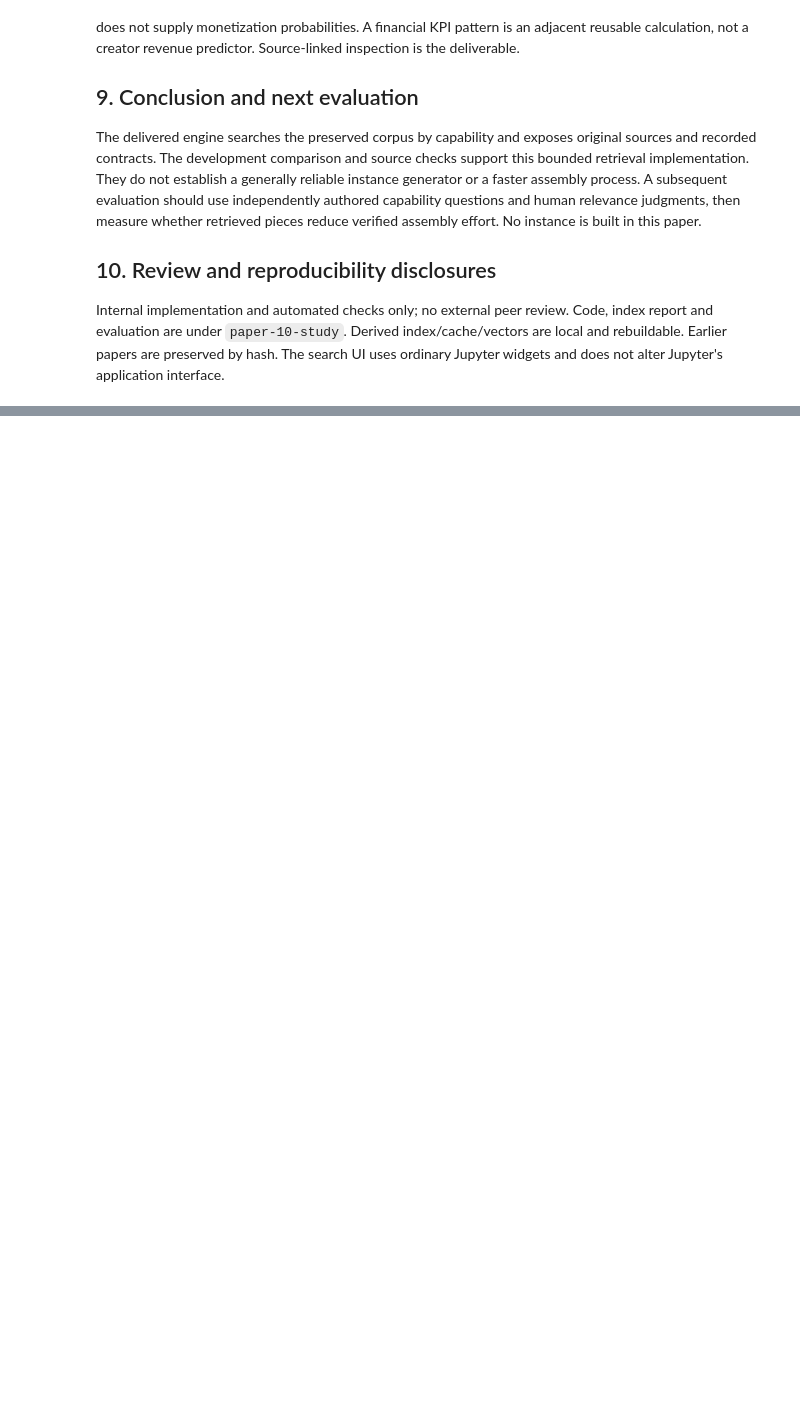
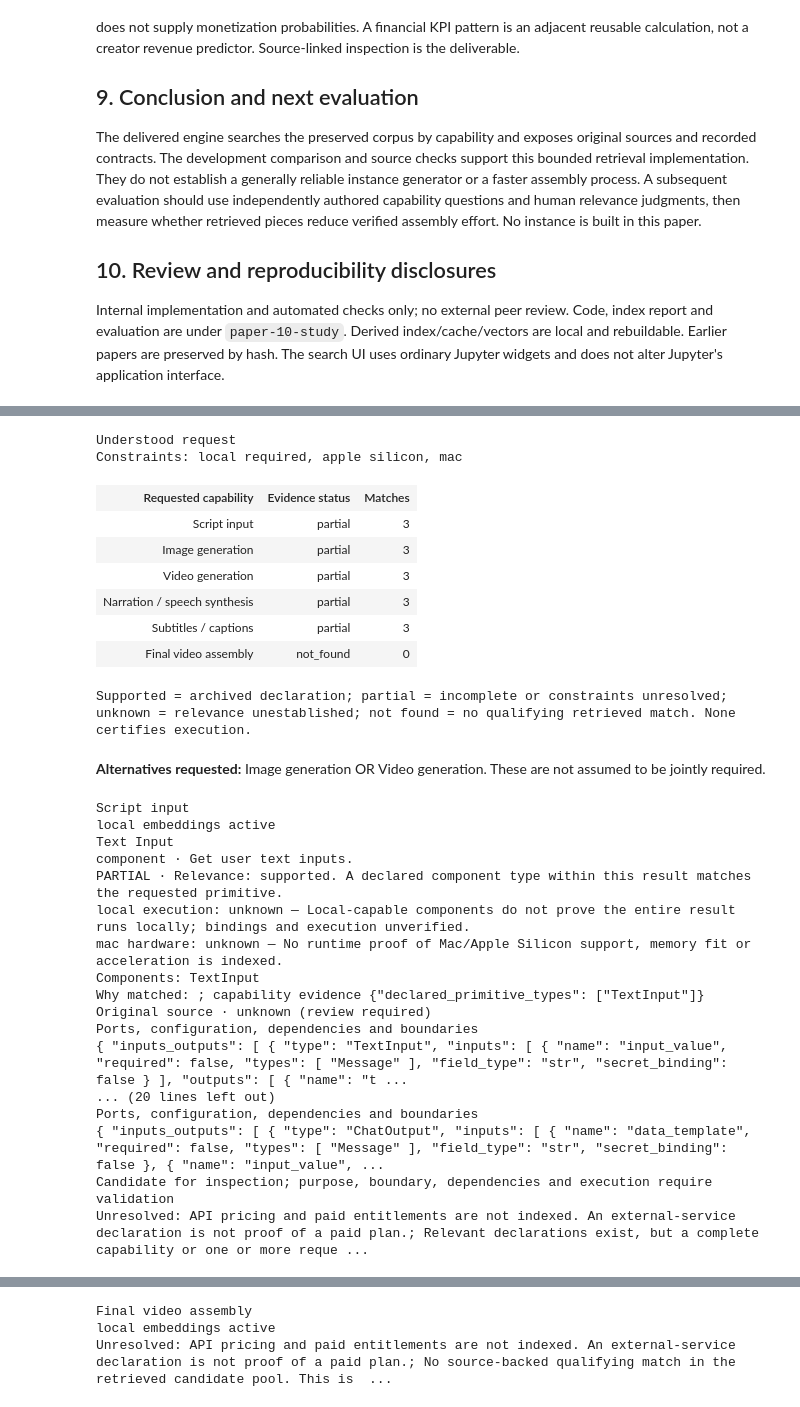
Before and after one commit to karanius/swarms, a Jupyter notebook: knowledge/research/notebooks/Paper 10 - Capability Search for Instance Building.ipynb, the cells around one changed output, grey strips where cells are left out. Saved outputs shown, nothing was run; the diff lists cells and outputs as text; code cells hidden in the pictures; blank space fills up the shorter version.

```diff
--- a/knowledge/research/notebooks/Paper 10 - Capability Search for Instance Building.ipynb
+++ b/knowledge/research/notebooks/Paper 10 - Capability Search for Instance Building.ipynb
@@ -263,0 +282,35 @@ Internal implementation and automated checks only; no external peer review. Code
+# %%
+from test_upgrade import VIDEO_QUERY
+from request_analysis import render_answer
+upgraded_answer=engine.answer(VIDEO_QUERY,k=3)
+render_answer(upgraded_answer)
+display(JSON({'recognized_request':upgraded_answer['intent'],'scope':upgraded_answer['scope']},expanded=False))
+# %% [output]
+Understood request
+Constraints: local required, apple silicon, mac
+| Requested capability | Evidence status | Matches |
+| Script input | partial | 3 |
+| Image generation | partial | 3 |
+| Video generation | partial | 3 |
+| Narration / speech synthesis | partial | 3 |
+| Subtitles / captions | partial | 3 |
+| Final video assembly | not_found | 0 |
+Supported = archived declaration; partial = incomplete or constraints unresolved; unknown = relevance unestablished; not found = no qualifying retrieved match. None certifies execution.
+Alternatives requested: Image generation OR Video generation. These are not assumed to be jointly required.
+Script input
+local embeddings active
+Text Input
+component · Get user text inputs.
+PARTIAL · Relevance: supported. A declared component type within this result matches the requested primitive.
+local execution: unknown — Local-capable components do not prove the entire result runs locally; bindings and execution unverified.
+mac hardware: unknown — No runtime proof of Mac/Apple Silicon support, memory fit or acceleration is indexed.
+Components: TextInput
+Why matched: ; capability evidence {"declared_primitive_types": ["TextInput"]}
+Original source · unknown (review required)
+Ports, configuration, dependencies and boundaries
+{ "inputs_outputs": [ { "type": "TextInput", "inputs": [ { "name": "input_value", "required": false, "types": [ "Message" ], "field_type": "str", "secret_binding": false } ], "outputs": [ { "name": "t ...
+... (20 lines left out)
+Ports, configuration, dependencies and boundaries
+{ "inputs_outputs": [ { "type": "ChatOutput", "inputs": [ { "name": "data_template", "required": false, "types": [ "Message" ], "field_type": "str", "secret_binding": false }, { "name": "input_value", ...
+Candidate for inspection; purpose, boundary, dependencies and execution require validation
+Unresolved: API pricing and paid entitlements are not indexed. An external-service declaration is not proof of a paid plan.; Relevant declarations exist, but a complete capability or one or more reque ...
@@ -263,0 +385,3 @@ Internal implementation and automated checks only; no external peer review. Code
+Final video assembly
+local embeddings active
+Unresolved: API pricing and paid entitlements are not indexed. An external-service declaration is not proof of a paid plan.; No source-backed qualifying match in the retrieved candidate pool. This is  ...
```
Also changed, not shown: parts of 9 cells of this notebook.
